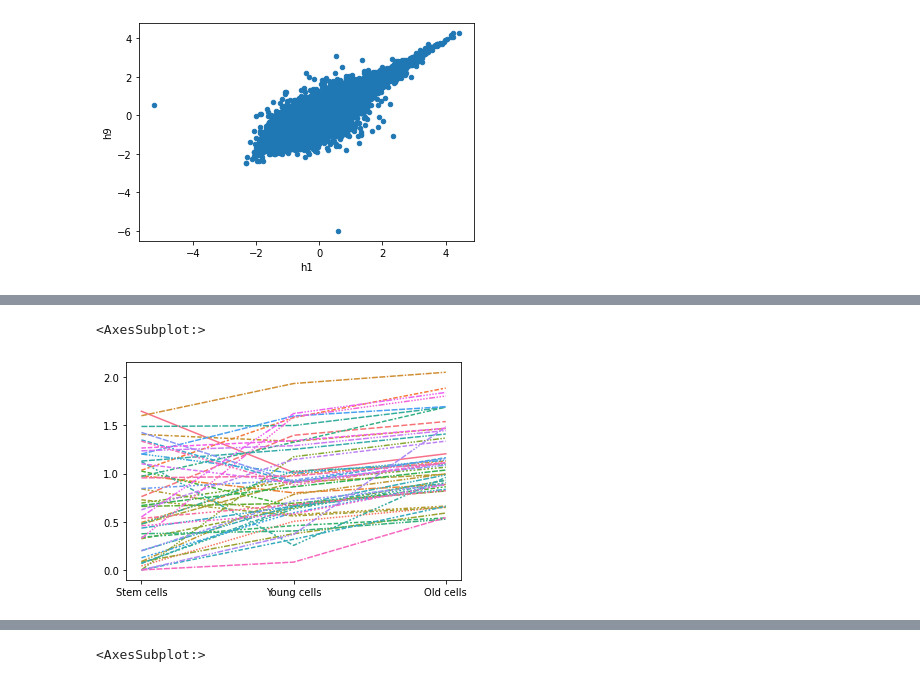
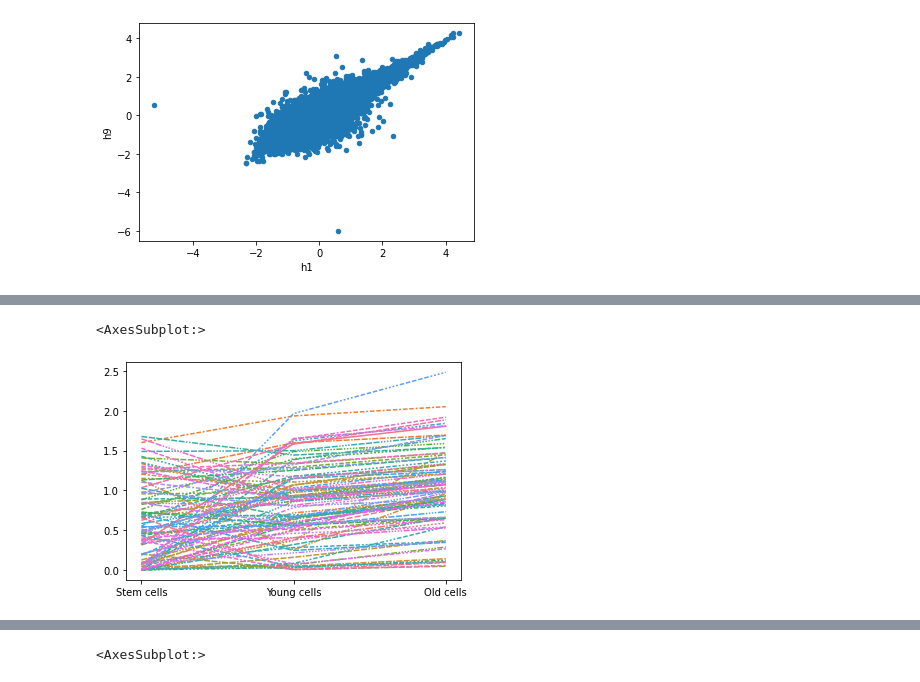
Before and after one commit to moqri/aging_2021, a Jupyter notebook: rna.ipynb, the cells around one changed output, grey strips where cells are left out. Cells and saved outputs as stored; diff of their text form; code cells hidden in the pictures.

```diff
--- a/rna.ipynb
+++ b/rna.ipynb
@@ -142,0 +314,3 @@ fib=df.drop('age')
+# %%
+gt=pd.read_table('https://storage.googleapis.com/gtex_analysis_v8/rna_seq_data/GTEx_Analysis_2017-06-05_v8_RNASeQCv1.1.9_gene_median_tpm.gct.gz',
+             skiprows=2,index_col=1)['Whole Blood']
@@ -142,0 +322,7 @@ fib=df.drop('age')
+# %%
+hh=hh[int]
+# %%
+gt=gt[int]
+# %%
+df=pd.DataFrame([hh[hh.columns.intersection(pp)].median(),gt[gt.index.intersection(pp)]]).T
+df.columns=['h','g']
@@ -163,7 +346,7 @@ Length: 11734, dtype: float64
 # %%
-data=fib.loc[cor[cor.index.intersection(fib.index)].sort_values().dropna().tail(50).index][['h','low','high']]
-data.columns=['Stem cells','Young cells','Old cells']
-sn.lineplot(data=data.T,legend=False)
+d=fib.loc[fib.index.intersection(corp.index)][['h','low','high']]
+d.columns=['Stem cells','Young cells','Old cells']
+sn.lineplot(data=d.T,legend=False)
 # %% [output]
 <AxesSubplot:>
-[figure, old version]
+[figure, new version]
```
Also changed, not shown: parts of 59 cells of this notebook, 2 other files.
